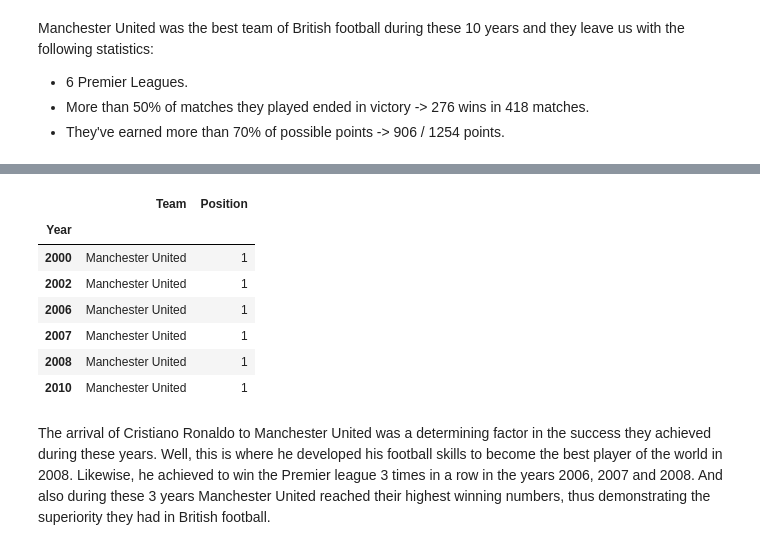
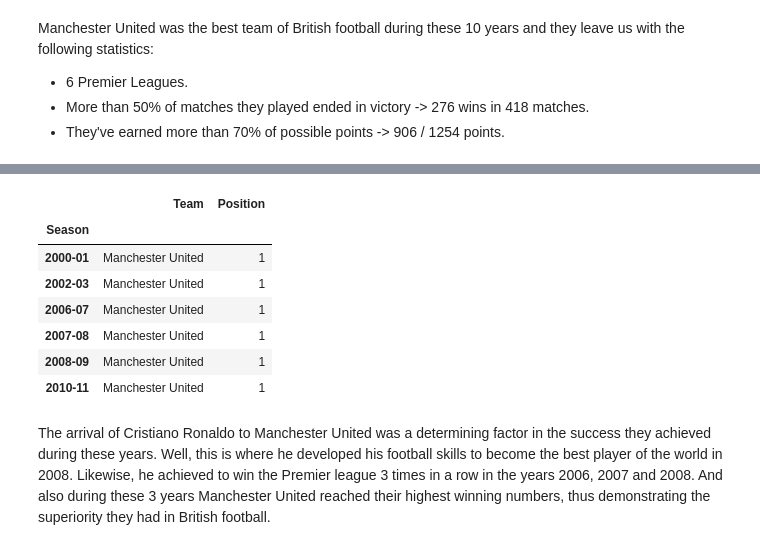
Before and after one commit to CarlosFOL/Premier_League, a Jupyter notebook: notebook.ipynb, the cells around one changed output, grey strips where cells are left out. Cells and saved outputs as stored; diff of their text form; code cells hidden in the pictures.

```diff
--- a/notebook.ipynb
+++ b/notebook.ipynb
@@ -56,10 +56,9 @@ season
 df_decade1 = df_pl.copy()
 df_years = pd.DataFrame({
     'Season': season,
-    'Year': np.arange(2000, 2022)
+    'Year': np.arange(2000, 2022),
 })
 df_decade1 = pd.merge(left=df_decade1, right=df_years, on='Season', how='outer')
-df_decade1.drop('Season', axis=1, inplace=True)
 df_decade1 = df_decade1[df_decade1.Year <=2010]
 df_decade1.Year.unique()
 # %% [output]
@@ -172,18 +170,18 @@ fig.show()
 # %%
 #Years where Manchester United was champion.
 team, position = df_decade1.Team == 'Manchester United', df_decade1.Position == 1
-years = df_decade1.loc[team & position, ['Team', 'Position', 'Year']]
-years.set_index('Year', inplace=True)
+years = df_decade1.loc[team & position, ['Season', 'Team', 'Position']]
+years.set_index('Season', inplace=True)
 years
 # %% [output]
 |  | Team | Position |
-| Year |  |  |
-| 2000 | Manchester United | 1 |
-| 2002 | Manchester United | 1 |
-| 2006 | Manchester United | 1 |
-| 2007 | Manchester United | 1 |
-| 2008 | Manchester United | 1 |
-| 2010 | Manchester United | 1 |
+| Season |  |  |
+| 2000-01 | Manchester United | 1 |
+| 2002-03 | Manchester United | 1 |
+| 2006-07 | Manchester United | 1 |
+| 2007-08 | Manchester United | 1 |
+| 2008-09 | Manchester United | 1 |
+| 2010-11 | Manchester United | 1 |
 # %% [markdown]
 The arrival of Cristiano Ronaldo to Manchester United was a determining factor in the success  they achieved during these years. Well, this is where he developed his football skills to become the best player of the world in 2008. Likewise, he achieved to win the Premier league 3 times in a row in the years 2006, 2007 and 2008. And also during these 3 years Manchester United reached their highest winning numbers, thus demonstrating the superiority they had in British football.
 # %%
```
Also changed, not shown: parts of 19 cells of this notebook.
